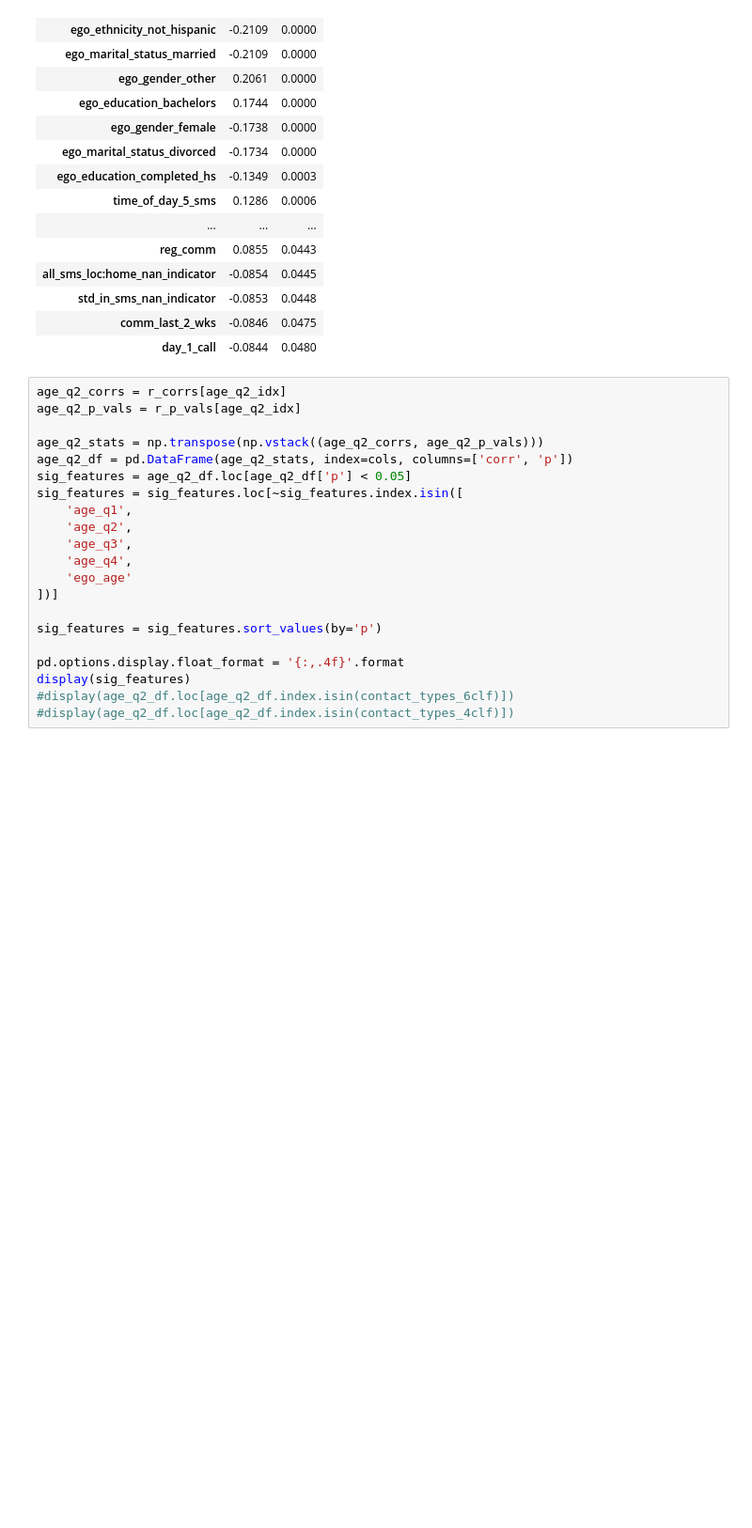
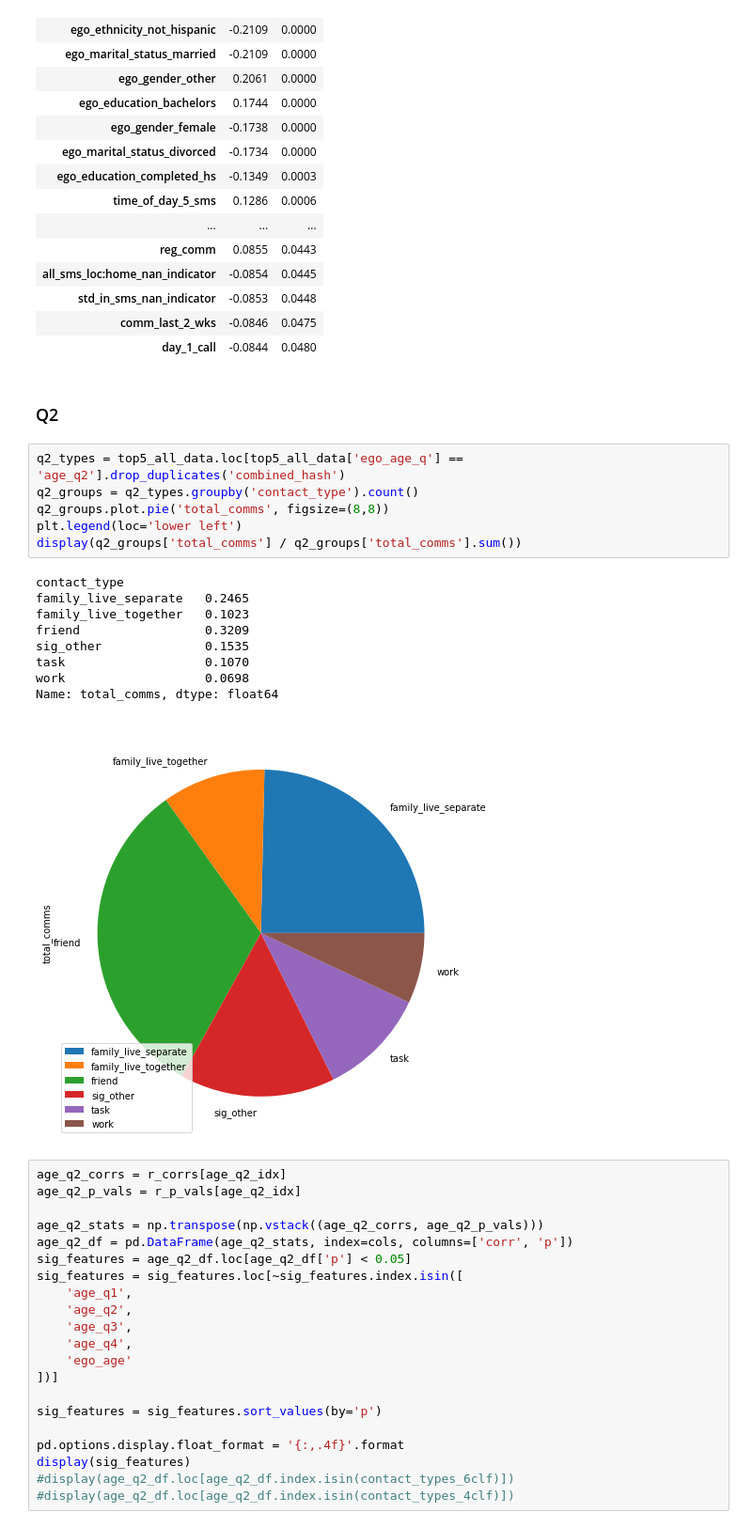
Before and after one commit to tliu526/relationship-prediction, a Jupyter notebook: notebooks/subpopulation_prediction.ipynb, the cells around one changed output. Shown at 94% size. Saved outputs shown, nothing was run; the diff lists cells and outputs as text; blank space fills up the shorter version.

```diff
--- a/notebooks/subpopulation_prediction.ipynb
+++ b/notebooks/subpopulation_prediction.ipynb
@@ -187,6 +196,24 @@ display(sig_features)
 | std_in_sms_nan_indicator | -0.0853 | 0.0448 |
 | comm_last_2_wks | -0.0846 | 0.0475 |
 | day_1_call | -0.0844 | 0.0480 |
+# %% [markdown]
+### Q2
+# %%
+q2_types = top5_all_data.loc[top5_all_data['ego_age_q'] == 'age_q2'].drop_duplicates('combined_hash')
+q2_groups = q2_types.groupby('contact_type').count()
+q2_groups.plot.pie('total_comms', figsize=(8,8))
+plt.legend(loc='lower left')
+display(q2_groups['total_comms'] / q2_groups['total_comms'].sum())
+# %% [output]
+contact_type
+family_live_separate   0.2465
+family_live_together   0.1023
+friend                 0.3209
+sig_other              0.1535
+task                   0.1070
+work                   0.0698
+Name: total_comms, dtype: float64
+[figure, added]
 # %%
 age_q2_corrs = r_corrs[age_q2_idx]
 age_q2_p_vals = r_p_vals[age_q2_idx]
```
Also changed, not shown: parts of 19 cells of this notebook.
